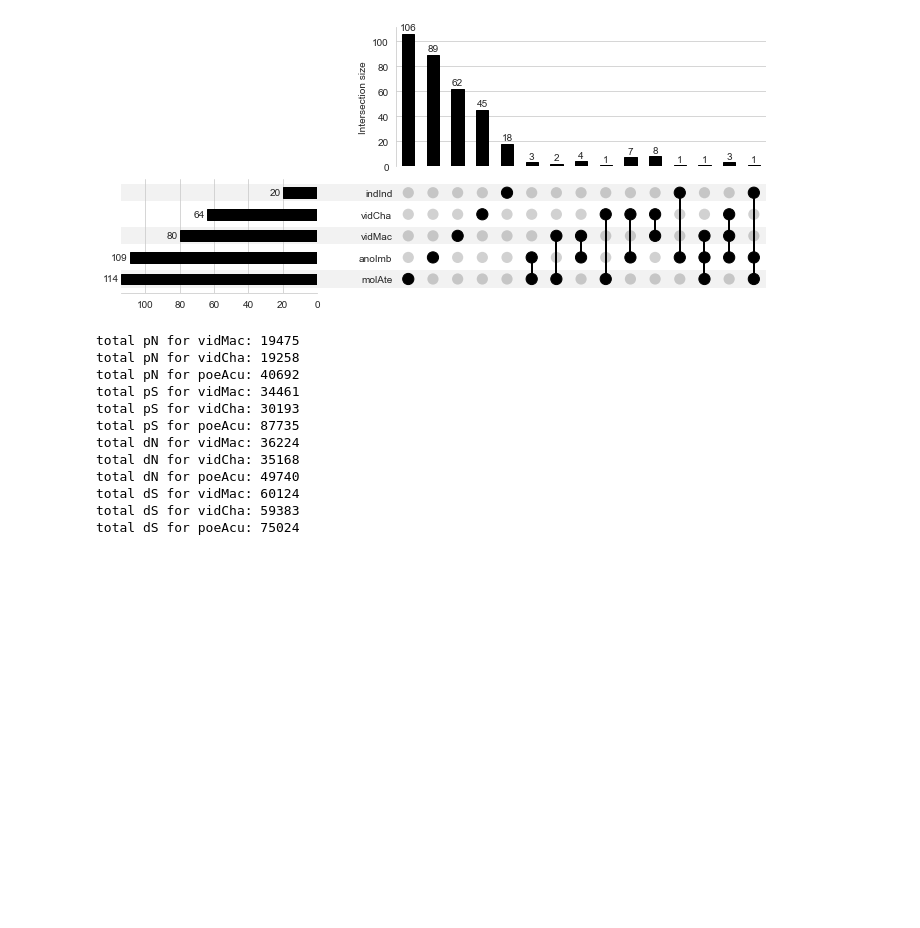
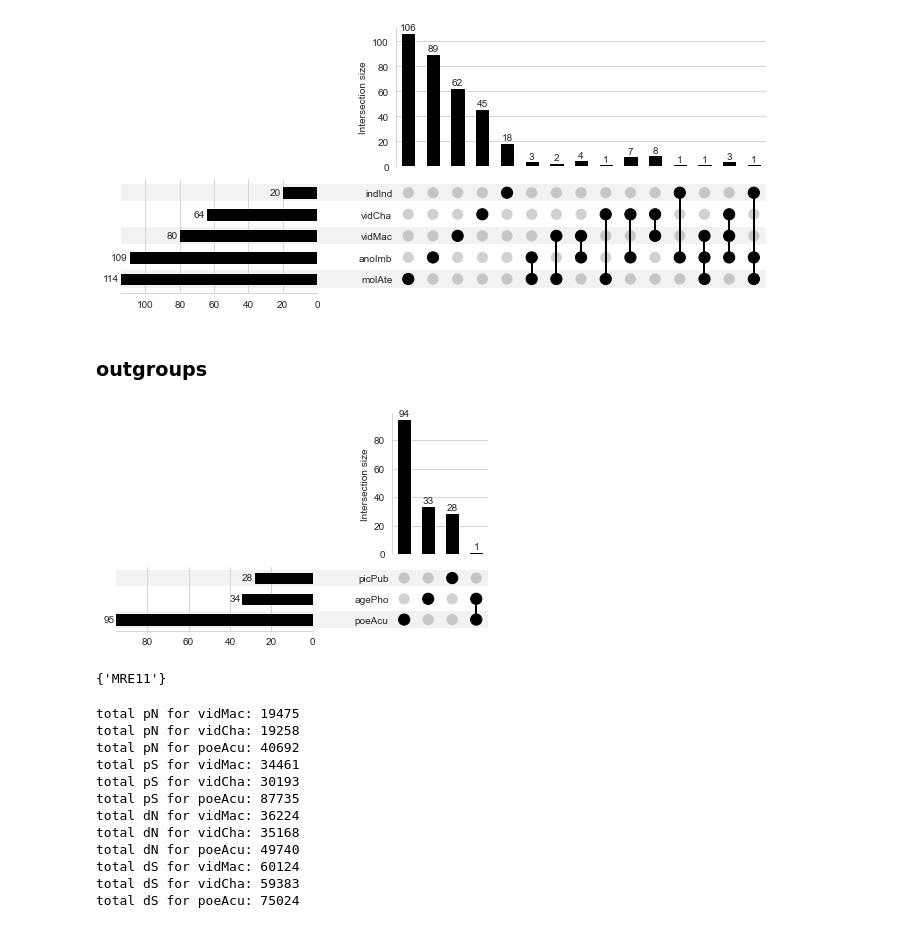
Before and after one commit to osipovarev/Brood_parasites_analysis, a Jupyter notebook: mk_test_analysis.ipynb, the cells around one changed output. Cells and saved outputs as stored; diff of their text form; code cells hidden in the pictures; blank space fills up the shorter version.

Commit message:
backed up changes from Fri Nov 29 15:35:06 EST 2024 in the project /Users/osipova/Documents/LabDocs/Brood_parasites_analysis

```diff
--- a/mk_test_analysis.ipynb
+++ b/mk_test_analysis.ipynb
@@ -267,11 +271,11 @@ for d in directions:
 
         sets_by_db[db] = set(df_strict['gene'])
 
-    set1 = sets_by_db['vidMac']
-    set2 = sets_by_db['vidCha']
-    set3 = sets_by_db['anoImb']
-    set4 = sets_by_db['indInd']
-    set5 = sets_by_db['molAte']
+    set1 = sets_by_db[dbs[0]]
+    set2 = sets_by_db[dbs[1]]
+    set3 = sets_by_db[dbs[2]]
+    set4 = sets_by_db[dbs[3]]
+    set5 = sets_by_db[dbs[4]]
 
     all_elems = set1.union(set2).union(set3).union(set4).union(set5)
     df = pd.DataFrame([[e in set1,
@@ -286,6 +290,56 @@ for d in directions:
 #     plt.savefig("{}MKT.{}.upsetplot.pdf".format(dir_path, d))
 # %% [output]
 [figure]
+# %% [markdown]
+### outgroups
+# %%
+from upsetplot import plot
+
+## Dir for the output
+dir_path = '/Users/osipova/Documents/LabDocs/Brood_parasites_analysis/MKT_plots/'
+
+dbs = ['poeAcu', 'picPub', 'agePho']
+pval_cutoff_strict = -np.log10(0.01)
+directions = ['pos', 'neg']
+directions = ['pos']
+
+
+sets_by_db = {}
+
+for d in directions:
+    for db in dbs:
+        df = all_DFs[db]
+        df['log.pval'] = -np.log10(df['imp.pval'])
+
+        ## Make sets according to the p-value
+        if d == 'pos':
+            df_strict = df[(pd.to_numeric(df['imp.dos']) > 0) & (df['log.pval'] > pval_cutoff_strict)]
+            plot_size = 8
+        elif d == 'neg':
+            df_strict = df[(pd.to_numeric(df['imp.dos']) < 0) & (df['log.pval'] > pval_cutoff_strict)]
+            plot_size = 5
+
+        sets_by_db[db] = set(df_strict['gene'])
+
+    set1 = sets_by_db[dbs[0]]
+    set2 = sets_by_db[dbs[1]]
+    set3 = sets_by_db[dbs[2]]
+
+    all_elems = set1.union(set2).union(set3)
+    df = pd.DataFrame([[e in set1,
+                        e in set2,
+                        e in set3] for e in all_elems], columns = dbs)
+    dfi = df.groupby(dbs).size()
+
+    fig = plt.figure(figsize=(10, 5))
+    plot(dfi, fig=fig, orientation='horizontal', totals_plot_elements=plot_size, show_counts=True)
+    plt.savefig("{}MKT.{}.upsetplot.outgroups.pdf".format(dir_path, d))
+# %% [output]
+[figure, added]
+# %%
+set1 & set3
+# %% [output]
+{'MRE11'}
 # %%
 fig, axes = plt.subplots(2, 2, figsize=(14, 7))
 values = ['pN', 'pS', 'dN', 'dS']
```
Also changed, not shown: parts of 3 cells of this notebook, 4 other files.
